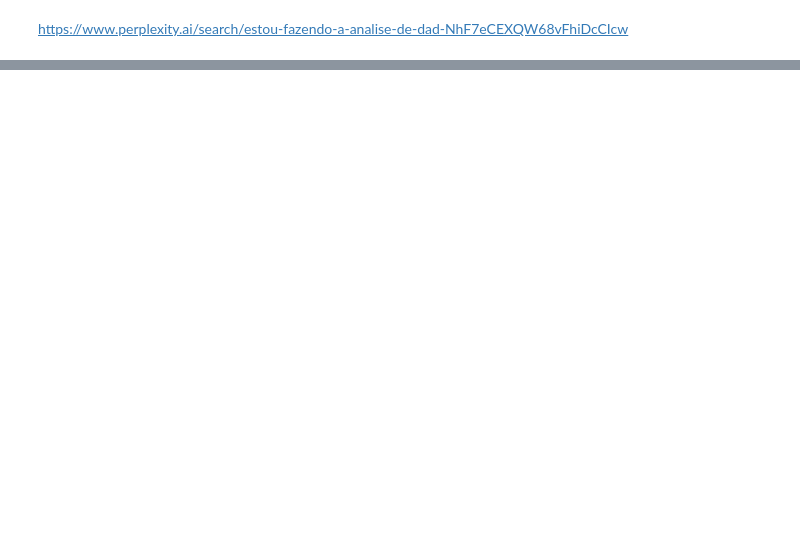
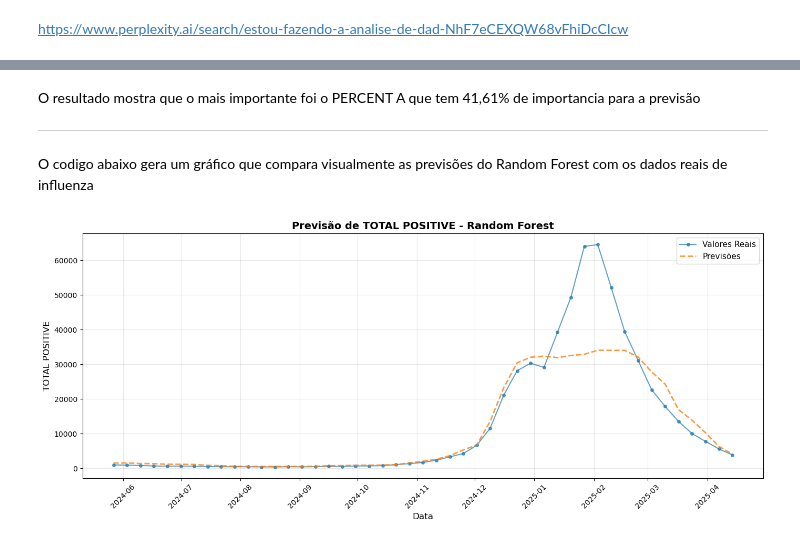
Before and after one commit to Lobat0/FluView-Analysis, a Jupyter notebook: Dados/Analise.ipynb, the cells around one changed output, grey strips where cells are left out. Cells and saved outputs as stored; diff of their text form; code cells hidden in the pictures; blank space fills up the shorter version.

```diff
--- a/Dados/Analise.ipynb
+++ b/Dados/Analise.ipynb
@@ -750,0 +849,11 @@ previsoes.to_csv('previsoes_validas.csv', index=False)
+# %%
+split_idx = int(0.8 * len(gripe))
+X_train, X_test = X.iloc[:split_idx], X.iloc[split_idx:]
+y_train, y_test = y.iloc[:split_idx], y.iloc[split_idx:]
+dates_test = dates.iloc[split_idx:]
+
+print(f"Divisão dos dados:")
+print(f"Treino: {X_train.shape[0]} amostras")
+print(f"Teste: {X_test.shape[0]} amostras")
+print(f"Período de treino: {dates.iloc[0]} até {dates.iloc[split_idx-1]}")
+print(f"Período de teste: {dates.iloc[split_idx]} até {dates.iloc[-1]}")
@@ -750,0 +872,11 @@ previsoes.to_csv('previsoes_validas.csv', index=False)
+# %%
+modelo_rf = RandomForestRegressor(
+    n_estimators=200,
+    max_depth=6,
+    min_samples_leaf=5,
+    max_features=0.5,
+    random_state=42,
+    n_jobs=-1
+)
+# %%
+modelo_rf.fit(X_train, y_train)
@@ -750,0 +892,2 @@ previsoes.to_csv('previsoes_validas.csv', index=False)
+# %%
+y_pred = modelo_rf.predict(X_test)
@@ -750,0 +936,20 @@ previsoes.to_csv('previsoes_validas.csv', index=False)
+# %% [markdown]
+O resultado mostra que o mais importante foi o PERCENT A que tem 41,61% de importancia para a previsão
+
+---
+# %% [markdown]
+O codigo abaixo gera um gráfico que compara visualmente as previsões do Random Forest com os dados reais de influenza
+# %%
+plt.figure(figsize=(14, 6))
+plt.plot(dates_test, y_test.values, label='Valores Reais', marker='o', markersize=4, alpha=0.7)
+plt.plot(dates_test, y_pred, label='Previsões', linestyle='--', linewidth=2, alpha=0.8)
+plt.title('Previsão de TOTAL POSITIVE - Random Forest', fontsize=14, fontweight='bold')
+plt.xlabel('Data', fontsize=12)
+plt.ylabel('TOTAL POSITIVE', fontsize=12)
+plt.legend(fontsize=11)
+plt.grid(alpha=0.3)
+plt.xticks(rotation=45)
+plt.tight_layout()
+plt.show()
+# %% [output]
+[figure, added]
```
Also changed, not shown: parts of 48 cells of this notebook, 2 other files.
